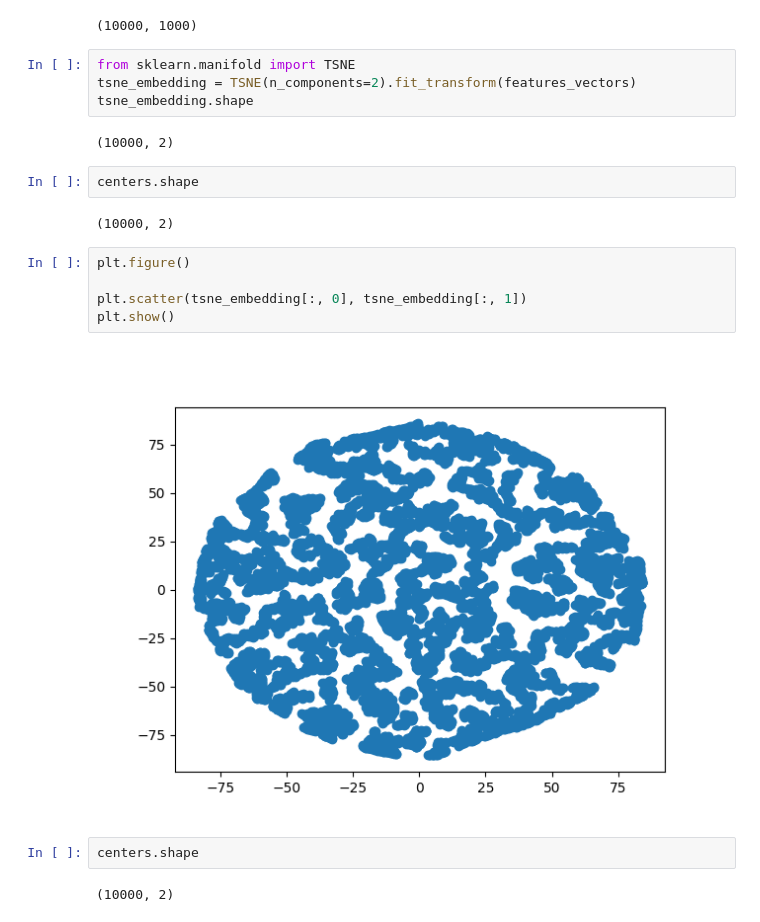
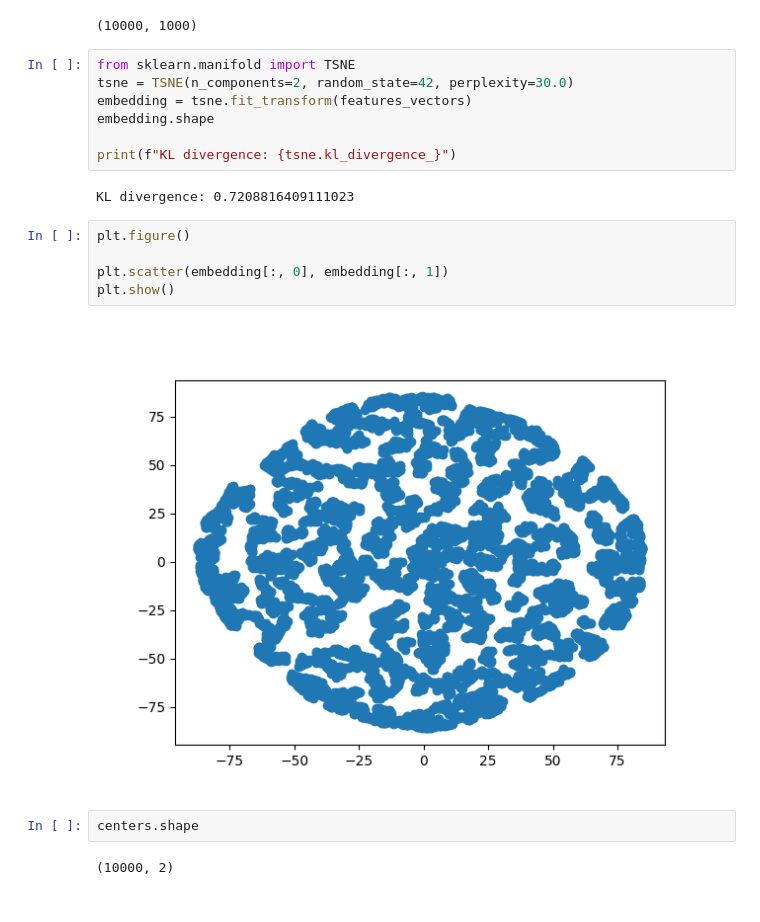
Before and after one commit to felix-newman/sensation-learning, a Jupyter notebook: reconstruct_circle.ipynb, the cells around one changed output. Drawn from its saved outputs; the diff is of its cells as text.

```diff
--- a/reconstruct_circle.ipynb
+++ b/reconstruct_circle.ipynb
@@ -118,22 +118,21 @@ features_vectors.shape
 (10000, 1000)
 # %%
 from sklearn.manifold import TSNE
-tsne_embedding = TSNE(n_components=2).fit_transform(features_vectors)
-tsne_embedding.shape
+tsne = TSNE(n_components=2, random_state=42, perplexity=30.0)
+embedding = tsne.fit_transform(features_vectors)
+embedding.shape
+
+print(f"KL divergence: {tsne.kl_divergence_}")
 # %% [output]
-(10000, 2)
+KL divergence: 0.7208816409111023
+# %%
+plt.figure()
+
+plt.scatter(embedding[:, 0], embedding[:, 1])
+plt.show()
+# %% [output]
+[figure, added]
 # %%
 centers.shape
 # %% [output]
 (10000, 2)
-# %%
-plt.figure()
-
-plt.scatter(tsne_embedding[:, 0], tsne_embedding[:, 1])
-plt.show()
-# %% [output]
-[figure, removed]
-# %%
-centers.shape
-# %% [output]
-(10000, 2)
```
Also changed, not shown: parts of 7 cells of this notebook, 4 other files.
